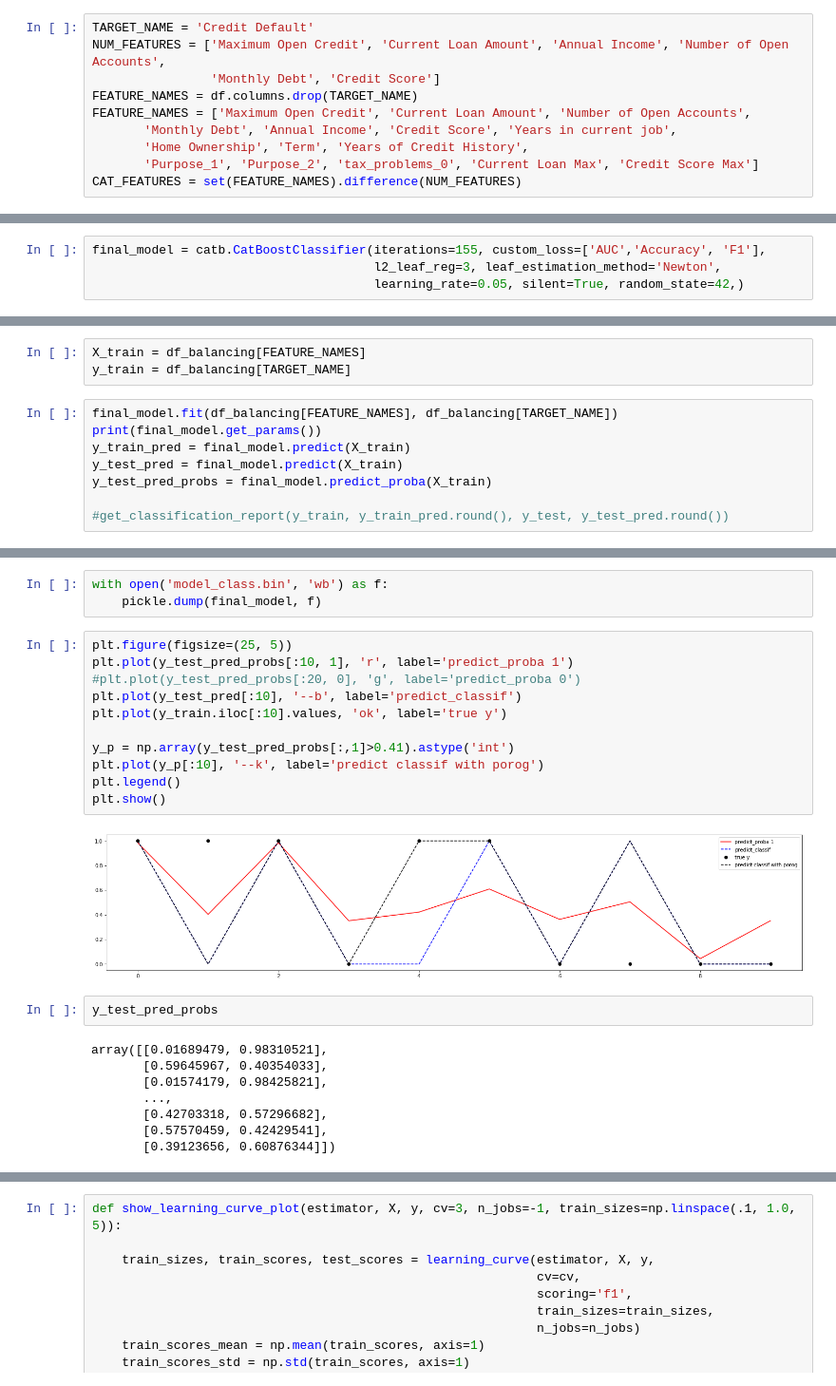
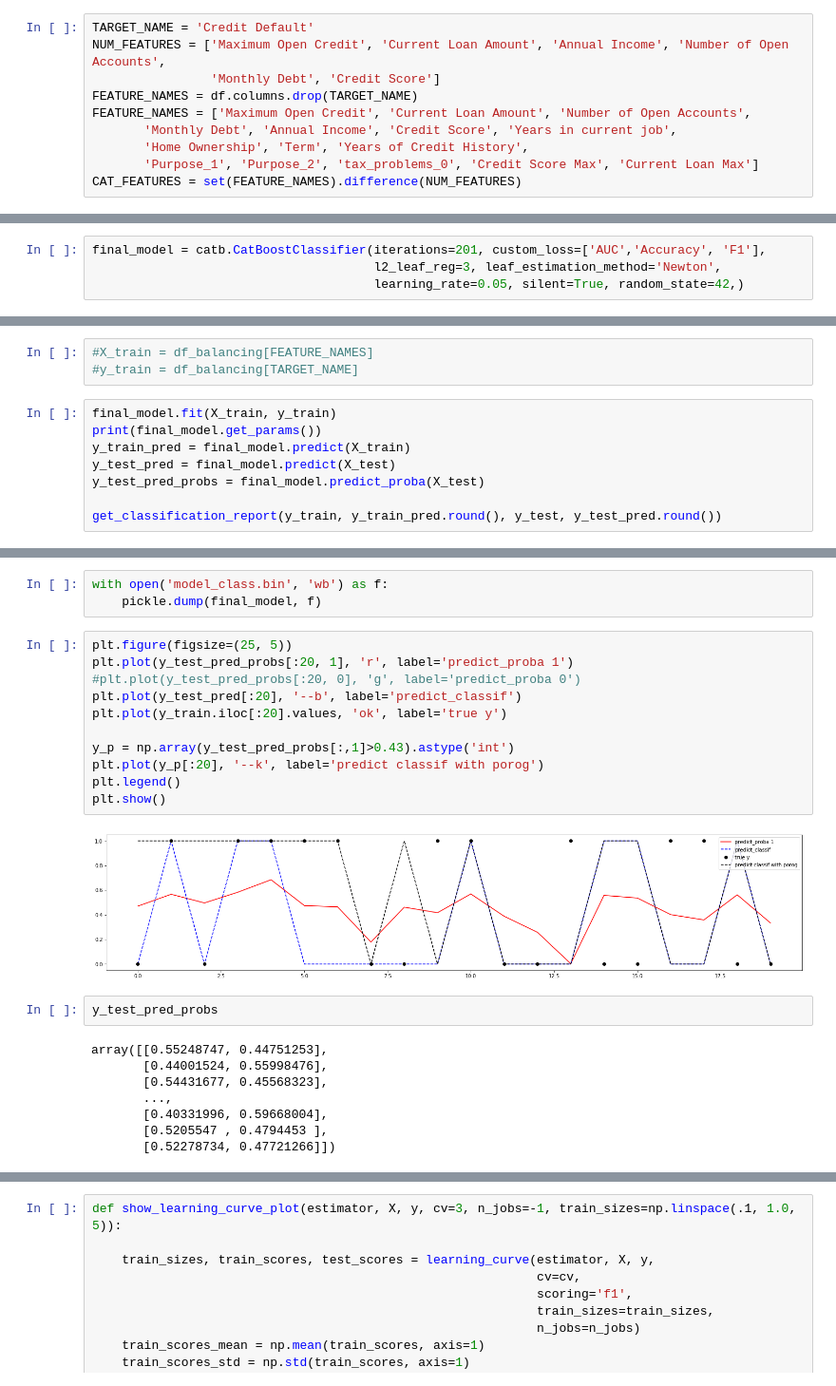
Before and after one commit to KirillKras/Python_DS_more, a Jupyter notebook: training_model_1.ipynb, the cells around one changed output, grey strips where cells are left out. Shown at 95% size. Drawn from its saved outputs; the diff is of its cells as text.

```diff
--- a/training_model_1.ipynb
+++ b/training_model_1.ipynb
@@ -71,7 +75,7 @@ FEATURE_NAMES = df.columns.drop(TARGET_NAME)
 FEATURE_NAMES = ['Maximum Open Credit', 'Current Loan Amount', 'Number of Open Accounts',
        'Monthly Debt', 'Annual Income', 'Credit Score', 'Years in current job',
        'Home Ownership', 'Term', 'Years of Credit History',
-       'Purpose_1', 'Purpose_2', 'tax_problems_0', 'Current Loan Max', 'Credit Score Max']
+       'Purpose_1', 'Purpose_2', 'tax_problems_0', 'Credit Score Max', 'Current Loan Max']
 CAT_FEATURES = set(FEATURE_NAMES).difference(NUM_FEATURES)
 # %%
 X = df[FEATURE_NAMES]
@@ -225,7 +272,7 @@ cv_date = cv(
 [interactive output not drawn]
 MetricVisualizer(layout=Layout(align_self='stretch', height='500px'))
 # %%
-final_model = catb.CatBoostClassifier(iterations=155, custom_loss=['AUC','Accuracy', 'F1'],
+final_model = catb.CatBoostClassifier(iterations=201, custom_loss=['AUC','Accuracy', 'F1'],
                                       l2_leaf_reg=3, leaf_estimation_method='Newton',
                                       learning_rate=0.05, silent=True, random_state=42,)
 # %%
@@ -243,12 +290,12 @@ final_model.best_iteration_
 # %%
-X_train = df_balancing[FEATURE_NAMES]
-y_train = df_balancing[TARGET_NAME]
+#X_train = df_balancing[FEATURE_NAMES]
+#y_train = df_balancing[TARGET_NAME]
 # %%
-final_model.fit(df_balancing[FEATURE_NAMES], df_balancing[TARGET_NAME])
+final_model.fit(X_train, y_train)
 print(final_model.get_params())
 y_train_pred = final_model.predict(X_train)
-y_test_pred = final_model.predict(X_train)
-y_test_pred_probs = final_model.predict_proba(X_train)
+y_test_pred = final_model.predict(X_test)
+y_test_pred_probs = final_model.predict_proba(X_test)
 
-#get_classification_report(y_train, y_train_pred.round(), y_test, y_test_pred.round())
+get_classification_report(y_train, y_train_pred.round(), y_test, y_test_pred.round())
 # %% [output]
@@ -258,27 +321,27 @@ with open('model_class.bin', 'wb') as f:
     pickle.dump(final_model, f)
 # %%
 plt.figure(figsize=(25, 5))
-plt.plot(y_test_pred_probs[:10, 1], 'r', label='predict_proba 1')
+plt.plot(y_test_pred_probs[:20, 1], 'r', label='predict_proba 1')
 #plt.plot(y_test_pred_probs[:20, 0], 'g', label='predict_proba 0')
-plt.plot(y_test_pred[:10], '--b', label='predict_classif')
-plt.plot(y_train.iloc[:10].values, 'ok', label='true y')
+plt.plot(y_test_pred[:20], '--b', label='predict_classif')
+plt.plot(y_train.iloc[:20].values, 'ok', label='true y')
 
-y_p = np.array(y_test_pred_probs[:,1]>0.41).astype('int')
-plt.plot(y_p[:10], '--k', label='predict classif with porog')
+y_p = np.array(y_test_pred_probs[:,1]>0.43).astype('int')
+plt.plot(y_p[:20], '--k', label='predict classif with porog')
 plt.legend()
 plt.show()
 # %% [output]
-[figure, old version]
+[figure, new version]
 # %%
 y_test_pred_probs
 # %% [output]
-array([[0.01689479, 0.98310521],
-       [0.59645967, 0.40354033],
-       [0.01574179, 0.98425821],
+array([[0.55248747, 0.44751253],
+       [0.44001524, 0.55998476],
+       [0.54431677, 0.45568323],
        ...,
-       [0.42703318, 0.57296682],
-       [0.57570459, 0.42429541],
-       [0.39123656, 0.60876344]])
+       [0.40331996, 0.59668004],
+       [0.5205547 , 0.4794453 ],
+       [0.52278734, 0.47721266]])
 # %%
 pd.concat((X_train[:20], y_train[:20]), axis=1)
 # %% [output]
```
Also changed, not shown: parts of 22 cells of this notebook, 11 other files.
